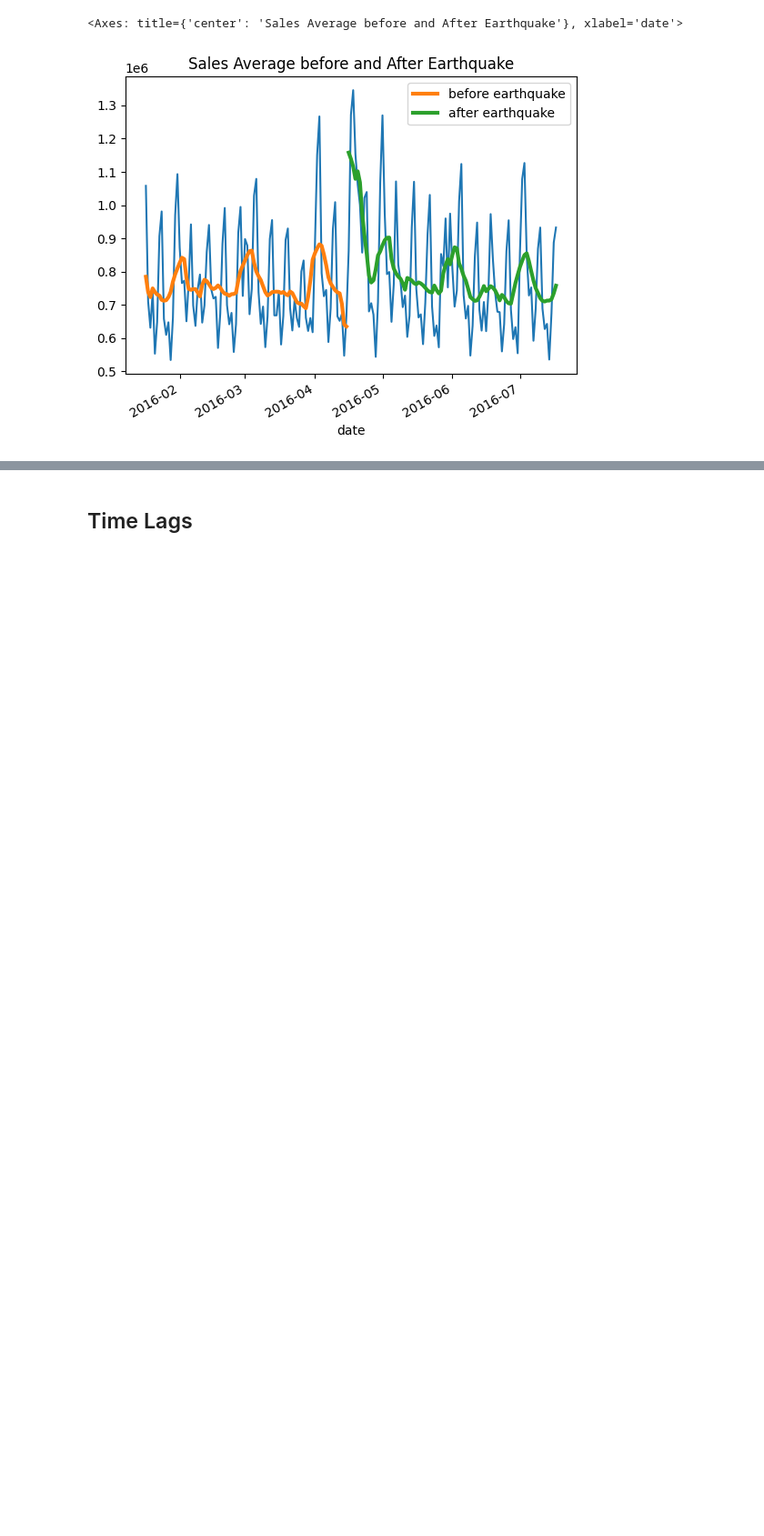
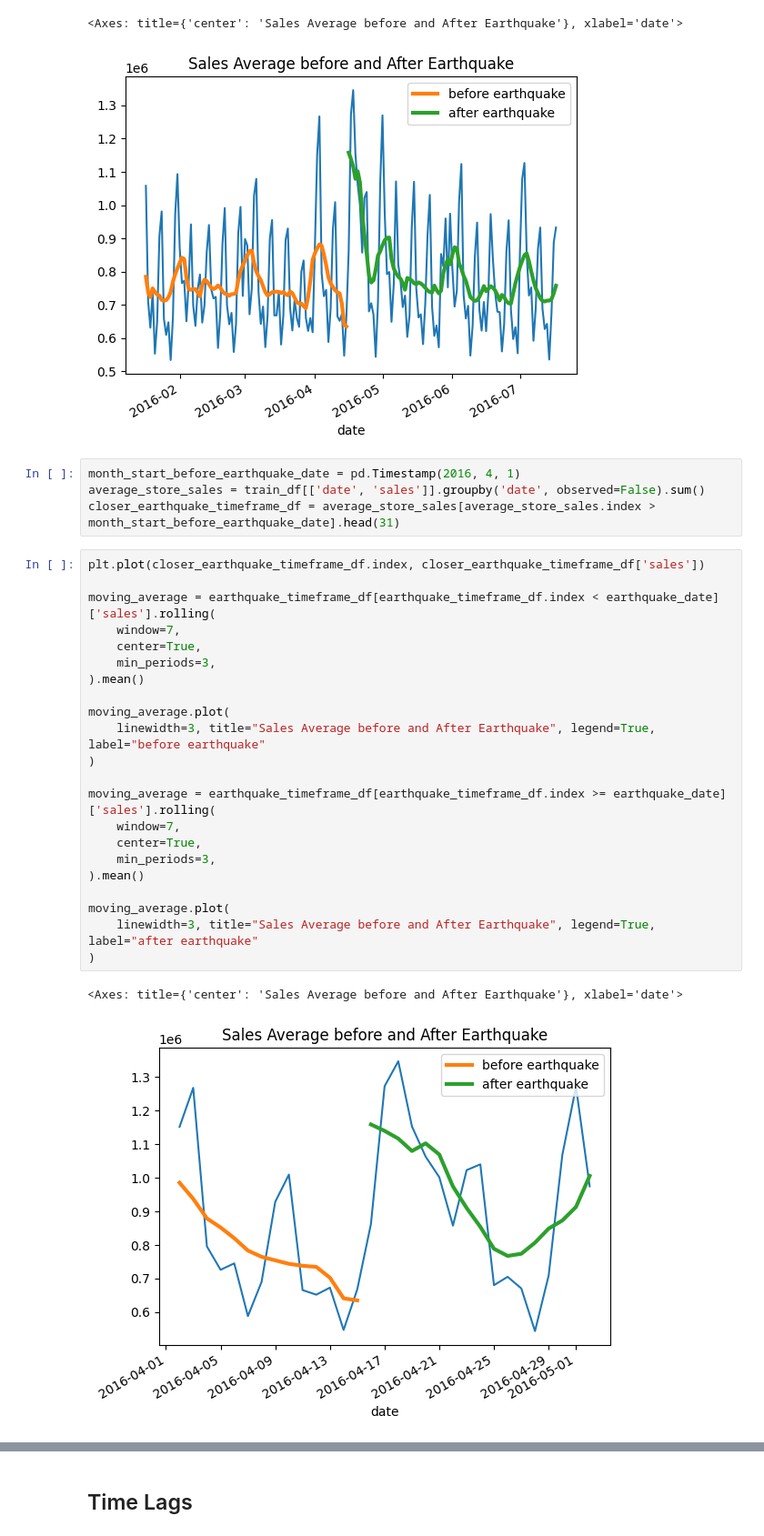
Before and after one commit to jakenorbie12/cuddly-computing-machine, a Jupyter notebook: research/feature_research.ipynb, the cells around one changed output, grey strips where cells are left out. Shown: that part at 91% size. Drawn from its saved outputs; the diff is of its cells as text; blank space fills up the shorter version.

```diff
--- a/research/feature_research.ipynb
+++ b/research/feature_research.ipynb
@@ -557,4 +557,33 @@ moving_average.plot(
 # %% [output]
 <Axes: title={'center': 'Sales Average before and After Earthquake'}, xlabel='date'>
 [figure]
+# %%
+month_start_before_earthquake_date = pd.Timestamp(2016, 4, 1)
+average_store_sales = train_df[['date', 'sales']].groupby('date', observed=False).sum()
+closer_earthquake_timeframe_df = average_store_sales[average_store_sales.index > month_start_before_earthquake_date].head(31)
+# %%
+plt.plot(closer_earthquake_timeframe_df.index, closer_earthquake_timeframe_df['sales'])
+
+moving_average = earthquake_timeframe_df[earthquake_timeframe_df.index < earthquake_date]['sales'].rolling(
+    window=7,
+    center=True,
+    min_periods=3,
+).mean()
+
+moving_average.plot(
+    linewidth=3, title="Sales Average before and After Earthquake", legend=True, label="before earthquake"
+)
+
+moving_average = earthquake_timeframe_df[earthquake_timeframe_df.index >= earthquake_date]['sales'].rolling(
+    window=7,
+    center=True,
+    min_periods=3,
+).mean()
+
+moving_average.plot(
+    linewidth=3, title="Sales Average before and After Earthquake", legend=True, label="after earthquake"
+)
+# %% [output]
+<Axes: title={'center': 'Sales Average before and After Earthquake'}, xlabel='date'>
+[figure, added]
 # %% [markdown]
```
Also changed, not shown: parts of 2 cells of this notebook, 11 other files.
